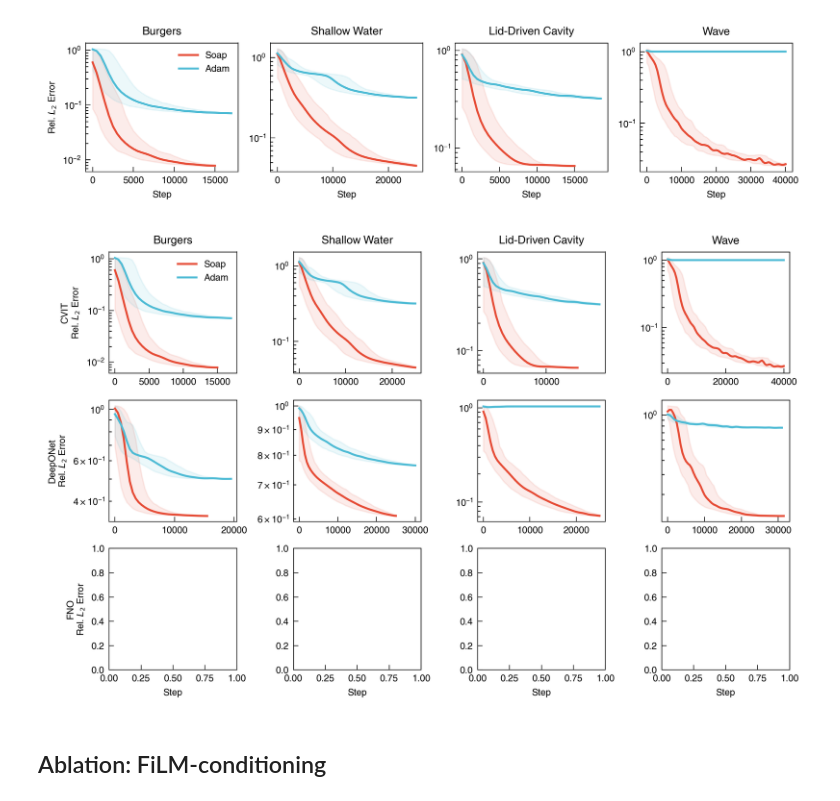
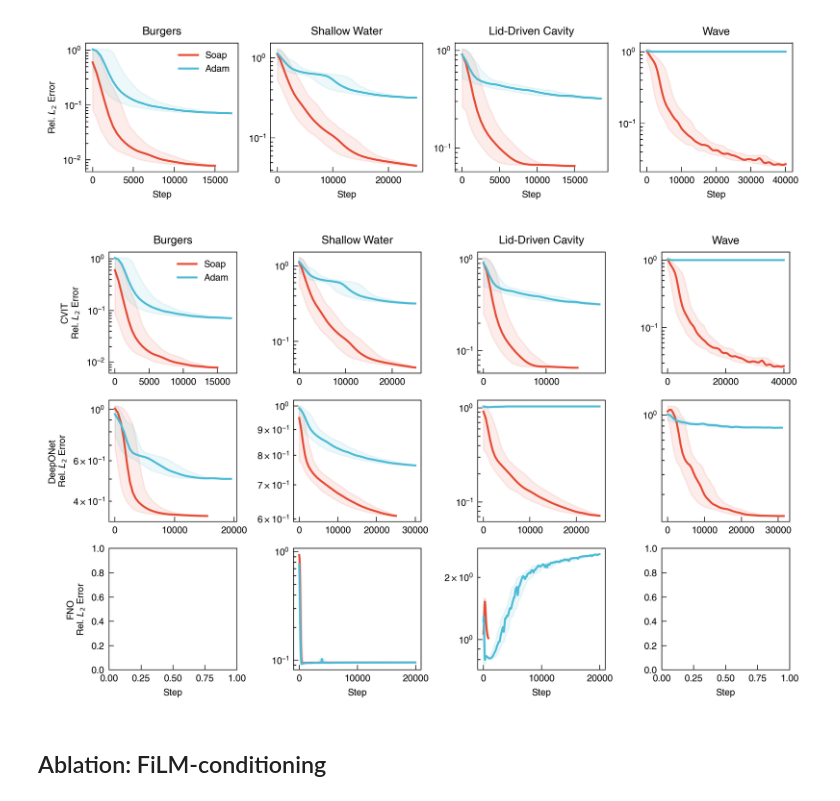
Before and after one commit to NanxiiChen/PI-CViT, a Jupyter notebook: eval.ipynb, the cells around one changed output. Drawn from its saved outputs; the diff is of its cells as text; code cells hidden in the pictures.

Commit message:
Add API for ablation study

```diff
--- a/eval.ipynb
+++ b/eval.ipynb
@@ -131,8 +131,12 @@ fno_ret = {
     "Burgers": [
     ],
     "Shallow Water": [
+        "training_logs/swe/run-swe_fno_soap-tag-eval_l2_error.csv",
+        "training_logs/swe/run-swe_fno_ablation_adam-tag-eval_l2_error.csv"
     ],
     "Lid-Driven Cavity": [
+        "training_logs/ldc/run-ldc_fno_soap-tag-eval_l2_error.csv",
+        "training_logs/ldc/run-ldc_fno_ablation_adam-tag-eval_l2_error.csv"
     ],
     "Wave": [
     ]
@@ -149,34 +153,34 @@ for model_id, dataset in enumerate([cvit_ret, deeponet_ret, fno_ret]):
 
     for example_idx, (name, paths) in enumerate(dataset.items()):
         ax = axes[model_id, example_idx]
 
         if example_idx == 0:
             ax.set_ylabel(f"{model_names[model_id]}\nRel. $L_2$ Error")
             # ax.text(-0.2, 0.5, model_names[model_id],
             #         va="center", ha="center", rotation=90, transform=ax.transAxes)
 
         if model_id == 0:
             ax.set_title(name)
         if model_id == 2:
             ax.set_xlabel("Step")
 
         if len(paths) == 0:
             continue
 
         for j, (path, tag) in enumerate(zip(paths, tags)):
             df = pd.read_csv(path)
             val = df["Value"].values
             step = df["Step"].values
             mean, lower, upper = smooth_loss_log_gaussian(val, sigma=1.2, n_boot=1000)
             ax.fill_between(step, lower, upper, color=f"C{j}", alpha=0.1,)
             ax.plot(step, mean, label=tag, color=f"C{j}")
         ax.set_yscale("log")
 
         if model_id == 0 and example_idx == 0:
             ax.legend()
 fig.tight_layout()
 # %% [output]
-[figure, old version]
+[figure, new version]
 # %% [markdown]
 ## Ablation: FiLM-conditioning
 # %%
```
Also changed, not shown: 18 other files.
